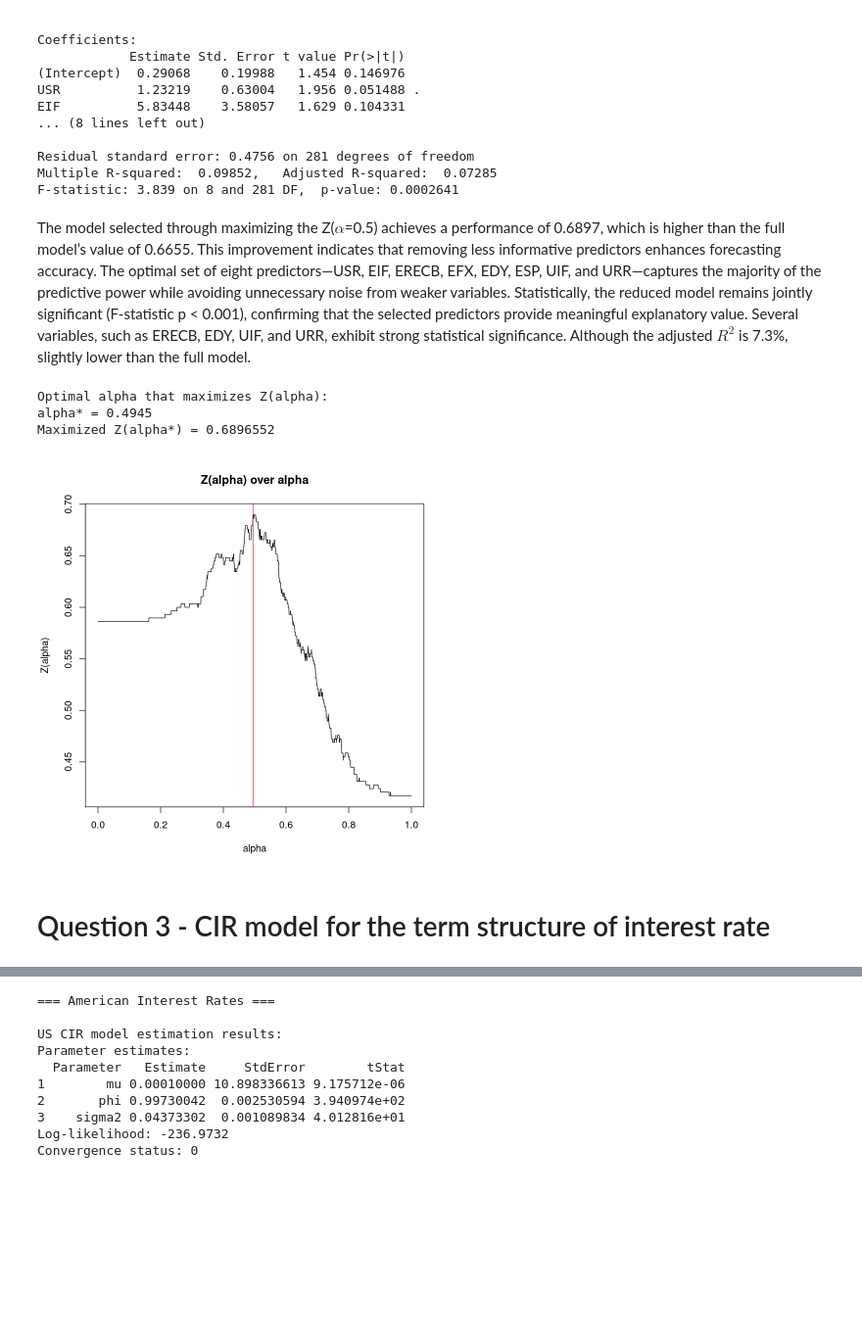
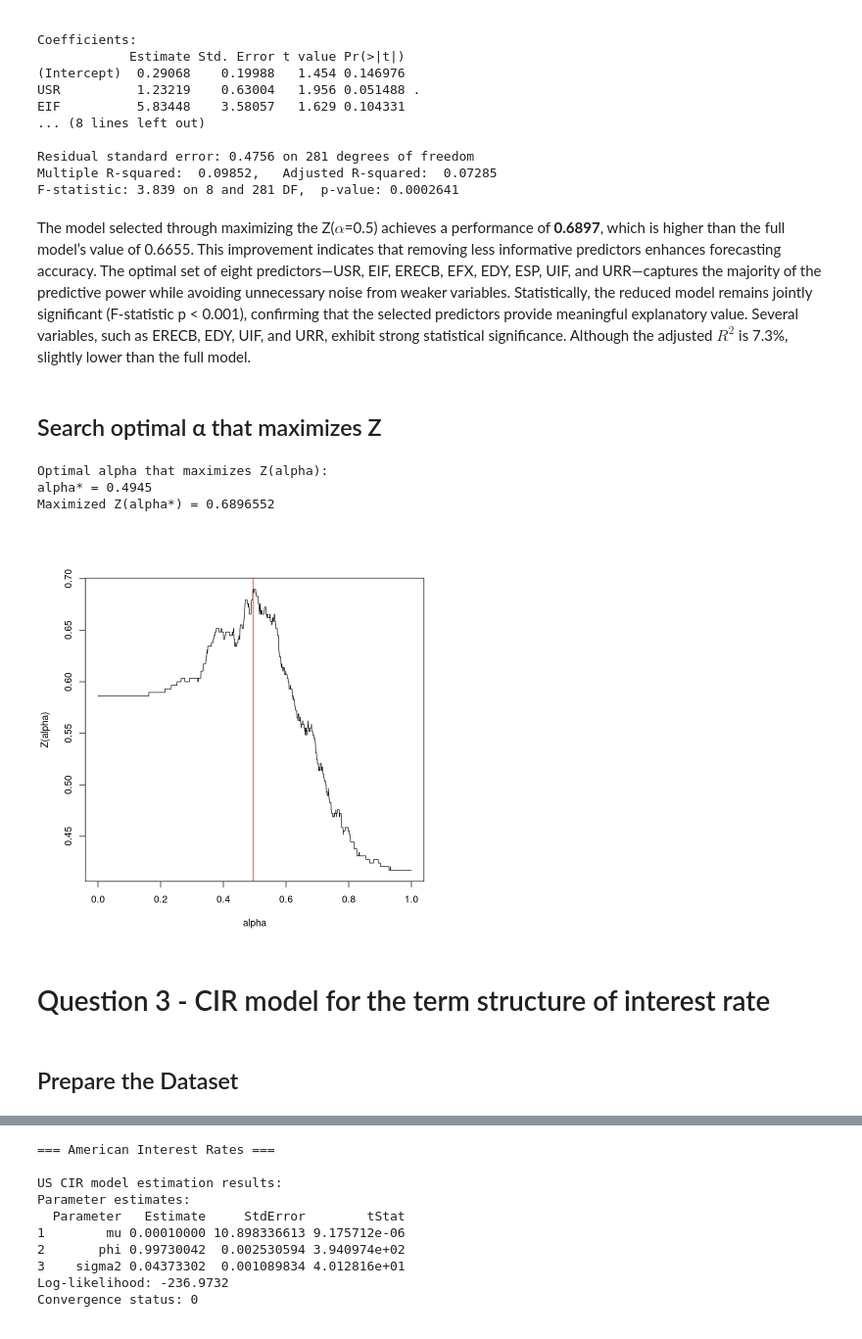
Before and after one commit to Mengsch3/apps-r-hw-01, a Jupyter notebook: FS-Coursework/report.ipynb, the cells around one changed output, grey strips where cells are left out. Shown at 98% size. Cells and saved outputs as stored; diff of their text form; code cells hidden in the pictures; blank space fills up the shorter version.

```diff
--- a/FS-Coursework/report.ipynb
+++ b/FS-Coursework/report.ipynb
@@ -326,42 +332,43 @@ Residual standard error: 0.4756 on 281 degrees of freedom
 Multiple R-squared:  0.09852,   Adjusted R-squared:  0.07285
 F-statistic: 3.839 on 8 and 281 DF,  p-value: 0.0002641
 # %% [markdown]
-The model selected through maximizing the Z($\alpha$=0.5) achieves a performance of 0.6897, which is higher than the full model’s value of 0.6655. This improvement indicates that removing less informative predictors enhances forecasting accuracy. The optimal set of eight predictors—USR, EIF, ERECB, EFX, EDY, ESP, UIF, and URR—captures the majority of the predictive power while avoiding unnecessary noise from weaker variables. Statistically, the reduced model remains jointly significant (F-statistic p < 0.001), confirming that the selected predictors provide meaningful explanatory value. Several variables, such as ERECB, EDY, UIF, and URR, exhibit strong statistical significance. Although the adjusted $R^2$ is 7.3%, slightly lower than the full model.
+The model selected through maximizing the Z($\alpha$=0.5) achieves a performance of **0.6897**, which is higher than the full model’s value of 0.6655. This improvement indicates that removing less informative predictors enhances forecasting accuracy. The optimal set of eight predictors—USR, EIF, ERECB, EFX, EDY, ESP, UIF, and URR—captures the majority of the predictive power while avoiding unnecessary noise from weaker variables. Statistically, the reduced model remains jointly significant (F-statistic p < 0.001), confirming that the selected predictors provide meaningful explanatory value. Several variables, such as ERECB, EDY, UIF, and URR, exhibit strong statistical significance. Although the adjusted $R^2$ is 7.3%, slightly lower than the full model.
+# %% [markdown]
+## Search optimal α that maximizes Z
 # %%
-# sub-question 2c: Search for optimal alpha that maximizes Z(alpha)
+#| fig-cap: "Z(alpha) over alpha"
 # Extract predictions from the best model found earlier
 P_best <- predict(best$model, type = "response")
 
 # Search grid for alpha
 alpha_grid <- seq(0, 1, length.out = 2001)
 
 Z_alpha_vec <- numeric(length(alpha_grid))
 
 for (i in seq_along(alpha_grid)) {
   a <- alpha_grid[i]
   Z_t_a <- ifelse((P_best > a & returns_t > 0) |
                   (P_best <= a & returns_t <= 0), 1, 0)
   Z_alpha_vec[i] <- mean(Z_t_a)
 }
 
 # find maximizing alpha
 idx_max <- which.max(Z_alpha_vec)
 alpha_best <- alpha_grid[idx_max]
 Z_best_alpha <- Z_alpha_vec[idx_max]
 
 cat("Optimal alpha that maximizes Z(alpha):\n")
 cat("alpha* =", alpha_best, "\n")
 cat("Maximized Z(alpha*) =", Z_best_alpha, "\n")
 
 # Plot Z(alpha)
 plot(alpha_grid, Z_alpha_vec, type="l",
-     main="Z(alpha) over alpha",
      xlab="alpha", ylab="Z(alpha)")
 abline(v = alpha_best, col = "red", lwd = )
 # %% [output]
 Optimal alpha that maximizes Z(alpha):
 alpha* = 0.4945
 Maximized Z(alpha*) = 0.6896552
-[figure, old version]
+[figure, new version]
 # %% [markdown]
 # Question 3 - CIR model for the term structure of interest rate
@@ -375 +375,3 @@ suppressPackageStartupMessages({
+# %% [markdown]
+## Prepare the Dataset
 # %%
```
Also changed, not shown: parts of 26 cells of this notebook, 1 other file.
